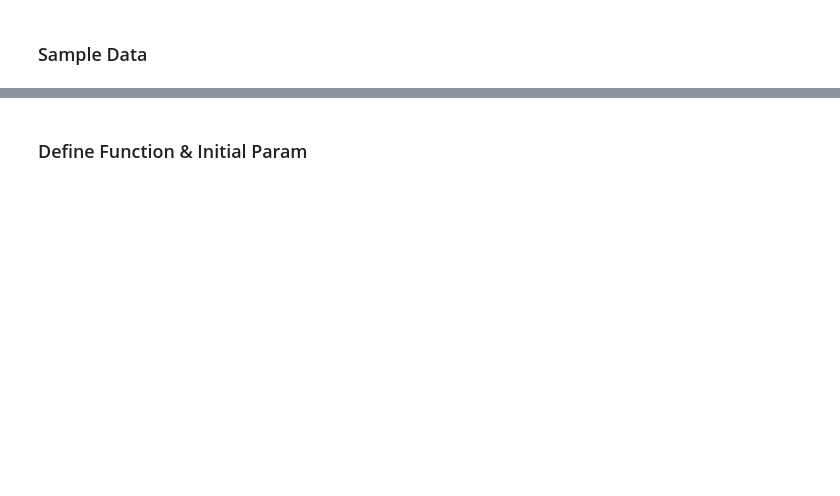
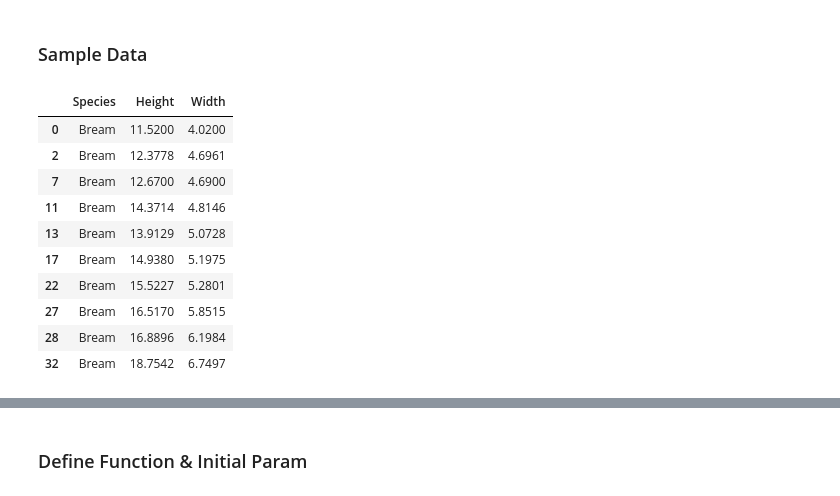
Before and after one commit to bahyhelmihp/sgd-from-scratch, a Jupyter notebook: midterm.ipynb, the cells around one changed output, grey strips where cells are left out. Saved outputs shown, nothing was run; the diff lists cells and outputs as text; code cells hidden in the pictures; blank space fills up the shorter version.

```diff
--- a/midterm.ipynb
+++ b/midterm.ipynb
@@ -28,9 +37,21 @@ df.head()
 # %%
 # We're gonna use data from one species (Bream) and sample several data points
 # The independent variable (x) will be Height
 # The dependent variable (y) will be Width
-df_sample = df[(df['Species'] == 'Bream') & (df.index.isin([0, 11, 16, 27, 32]))][['Species', 'Height', 'Width']]
-df_sample.head()
+df_sample = df[(df['Species'] == 'Bream') & (df.index.isin([0, 2, 7, 11, 13, 17, 22, 27, 28, 32]))][['Species', 'Height', 'Width']]
+df_sample
+# %% [output]
+|  | Species | Height | Width |
+| 0 | Bream | 11.5200 | 4.0200 |
+| 2 | Bream | 12.3778 | 4.6961 |
+| 7 | Bream | 12.6700 | 4.6900 |
+| 11 | Bream | 14.3714 | 4.8146 |
+| 13 | Bream | 13.9129 | 5.0728 |
+| 17 | Bream | 14.9380 | 5.1975 |
+| 22 | Bream | 15.5227 | 5.2801 |
+| 27 | Bream | 16.5170 | 5.8515 |
+| 28 | Bream | 16.8896 | 6.1984 |
+| 32 | Bream | 18.7542 | 6.7497 |
 # %%
 X = df_sample['Height']
 y = df_sample['Width']
```
Also changed, not shown: parts of 19 cells of this notebook.
